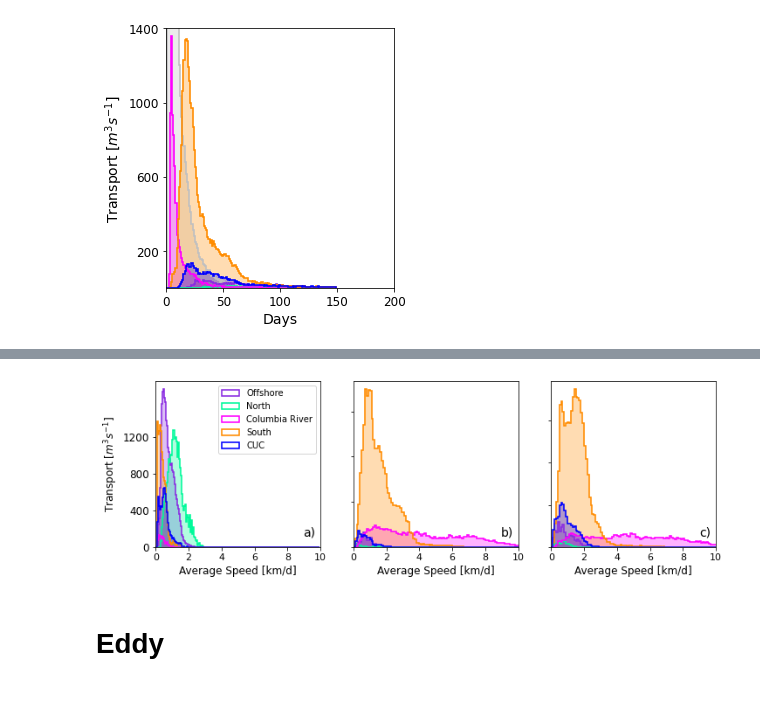
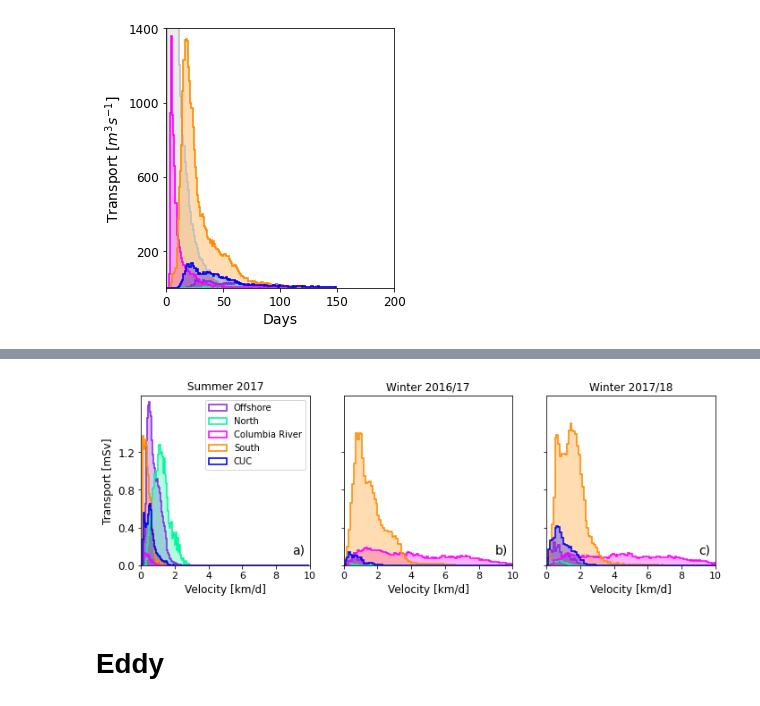
Before and after one commit to UBC-MOAD/analysis-becca, a Jupyter notebook: Ariane/TimeCIOPS.ipynb, the cells around one changed output, grey strips where cells are left out. Drawn from its saved outputs; the diff is of its cells as text; code cells hidden in the pictures.

```diff
--- a/Ariane/TimeCIOPS.ipynb
+++ b/Ariane/TimeCIOPS.ipynb
@@ -392,40 +423,43 @@ colours = ['b', 'darkorange', 'magenta', 'mediumspringgreen', 'blueviolet']
 letter = ['a)','b)','c)']
 k=0
 for axs in ax:
     axs.set_xticks(np.arange(0,20,2))
     axs.set_xticklabels(np.arange(0,20,2),fontsize=11)
     axs.set_yticks(np.arange(0,1401,400))
     axs.set_xlim([0,10])
-    # axs.set_ylim([0,400])
-    axs.set_xlabel('Average Speed [km/d]',fontsize=12)
+    axs.set_ylim([0,1800])
+    axs.set_xlabel('Velocity [km/d]',fontsize=12)
     axs.text(.97, .05, letter[k], ha='right', va='bottom', transform=axs.transAxes, fontsize=14)
     k+=1
 
 
 
 # summer 2017
 bins = np.arange(0,10,0.05)
 n, _, _ = ax[0].hist([dissouth/Scuc_age,dissouth/Ssouth_age,dissouth/Sfresh_age, disnorth/Snorth_age, disoff/Soff_age], bins=bins, weights=[Scuc_tr, Ssouth_tr, Sfresh_tr, Snorth_tr, Soff_tr], color = colours, label =['CUC', 'South', 'Columbia River', "North", "Offshore"], linewidth = 1.6, histtype='step', stacked=False, zorder=2)
 ax[0].hist([dissouth/Scuc_age,dissouth/Ssouth_age,dissouth/Sfresh_age, disnorth/Snorth_age, disoff/Soff_age], bins=bins, weights=[Scuc_tr, Ssouth_tr, Sfresh_tr, Snorth_tr, Soff_tr], color = colours, histtype='stepfilled', alpha=0.3, stacked=False, zorder=1)
 
-ax[0].set_yticklabels(np.arange(0,1401,400),fontsize=12)
-ax[0].set_ylabel('Transport [$m^{3}s^{-1}$]',fontsize=12)
+ax[0].set_yticklabels(np.round(np.arange(0,1.401,0.400),1),fontsize=12)
+ax[0].set_ylabel('Transport [mSv]',fontsize=12)
+ax[0].set_title('Summer 2017')
 ax[0].legend()
 
 # winter 2016/17
 bins = np.arange(0,20,0.1)
 n, _, _ = ax[1].hist([dissouth/W16cuc_age,dissouth/W16south_age,dissouth/W16fresh_age, disnorth/W16north_age, disoff/W16off_age], bins=bins, weights=[W16cuc_tr, W16south_tr, W16fresh_tr, W16north_tr, W16off_tr], color = colours, label =['South Deep', 'South Shelf', 'Columbia River', "North", "Offshore"], linewidth = 1.6, histtype='step', stacked=False, zorder=2)
 ax[1].hist([dissouth/W16cuc_age,dissouth/W16south_age,dissouth/W16fresh_age, disnorth/W16north_age, disoff/W16off_age], bins=bins, weights=[W16cuc_tr, W16south_tr, W16fresh_tr, W16north_tr, W16off_tr], color = colours, histtype='stepfilled', alpha=0.3, stacked=False, zorder=1)
 ax[1].set_yticklabels([])
+ax[1].set_title('Winter 2016/17')
 
 # winter 2017/18
 n, _, _ = ax[2].hist([dissouth/W17cuc_age,dissouth/W17south_age,dissouth/W17fresh_age, disnorth/W17north_age, disoff/W17off_age], bins=bins, weights=[W17cuc_tr, W17south_tr, W17fresh_tr, W17north_tr, W17off_tr], color = colours, label =['South Deep', 'South Shelf', 'Columbia River', "North", "Offshore"], linewidth = 1.6, histtype='step', stacked=False, zorder=2)
 ax[2].hist([dissouth/W17cuc_age,dissouth/W17south_age,dissouth/W17fresh_age, disnorth/W17north_age, disoff/W17off_age], bins=bins, weights=[W17cuc_tr, W17south_tr, W17fresh_tr, W17north_tr, W17off_tr], color = colours, histtype='stepfilled', alpha=0.3, stacked=False, zorder=1)
-ax[2].set_yticklabels([]);
+ax[2].set_yticklabels([])
+ax[2].set_title('Winter 2017/18');
 
-plt.savefig("./figures/Time.pdf")
+plt.savefig("./figures/TimeVelocity.pdf")
 # %% [output]
-[figure, old version]
+[figure, new version]
 # %% [markdown]
 # Eddy
 # %%
```
Also changed, not shown: parts of 14 cells of this notebook, 9 other files.
